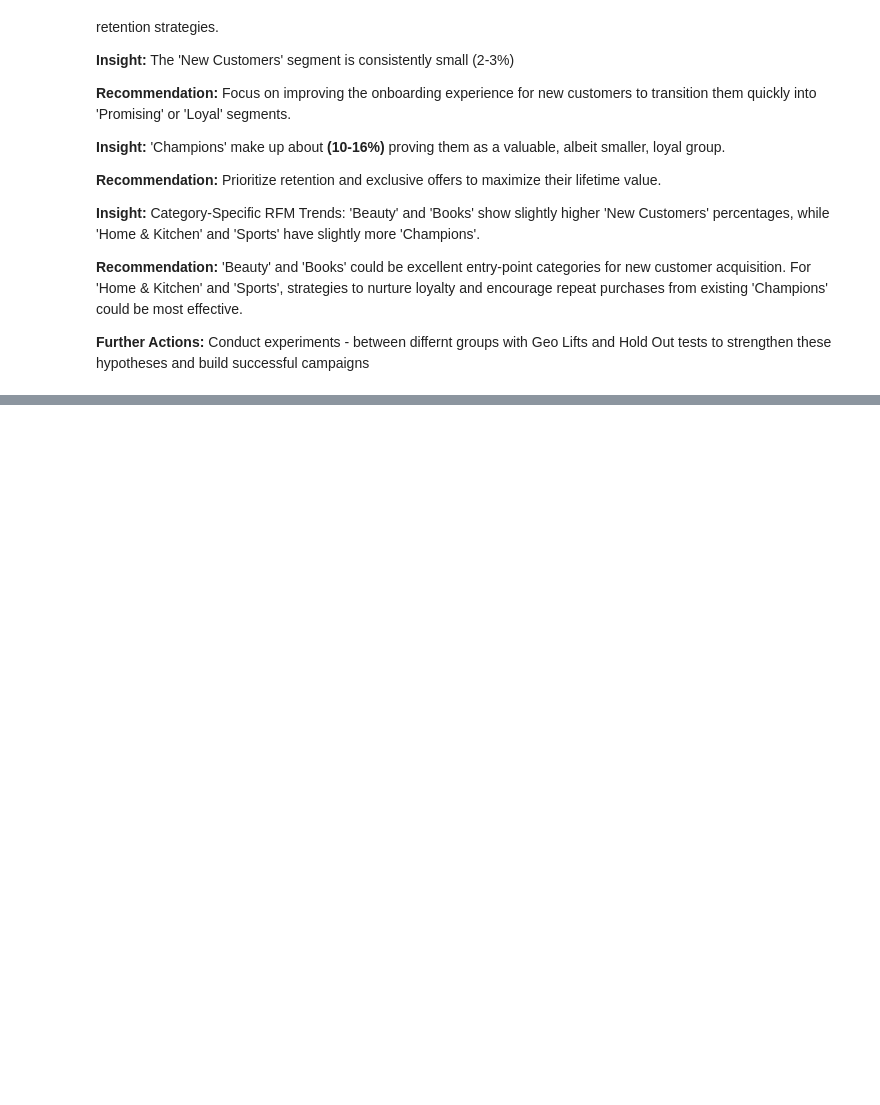
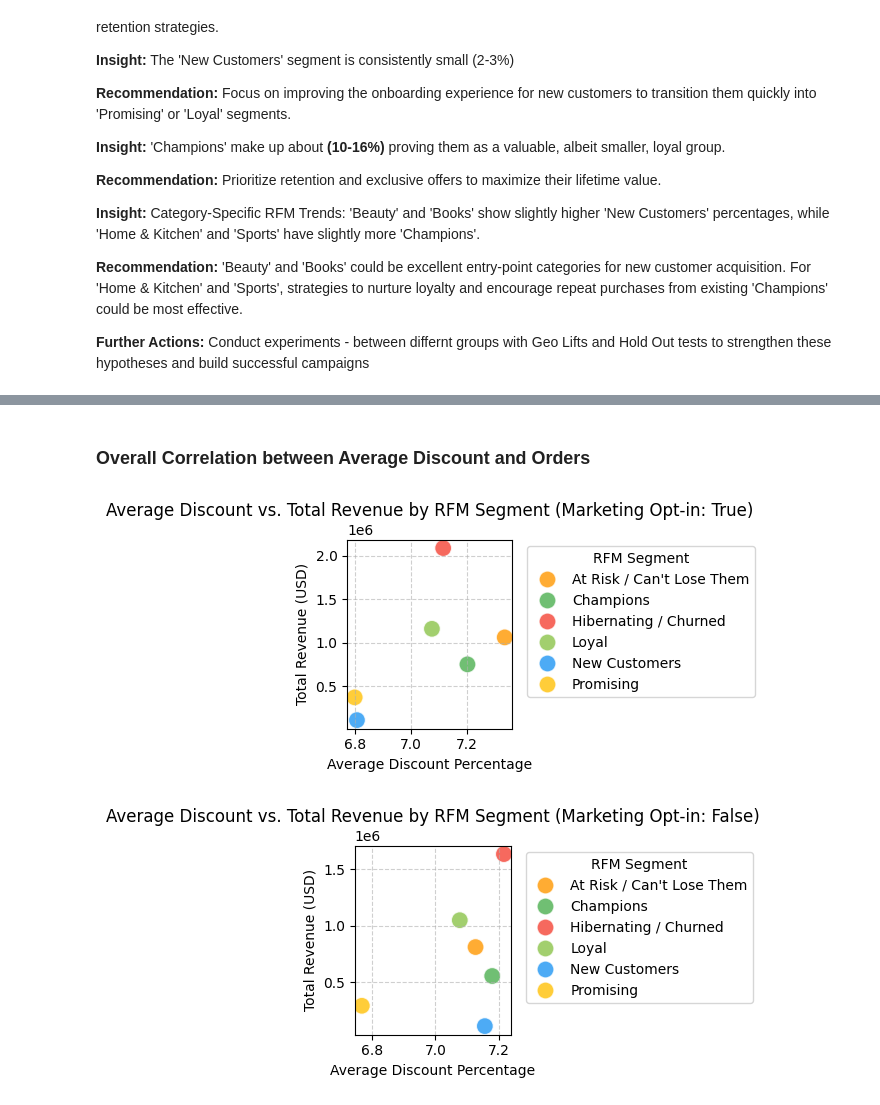
Before and after one commit to SruthiSivakumar/Insights-and-Analysis, a Jupyter notebook: Ecommerce_Synthetic_Data_Research.ipynb, the cells around one changed output, grey strips where cells are left out. Cells and saved outputs as stored; diff of their text form; code cells hidden in the pictures; blank space fills up the shorter version.

```diff
--- a/Ecommerce_Synthetic_Data_Research.ipynb
+++ b/Ecommerce_Synthetic_Data_Research.ipynb
@@ -738,0 +858,57 @@ In the Asia and the Middle-East - Develop Brand Awareness Campaigns - Do a field
+# %% [markdown]
+### Overall Correlation between Average Discount and Orders
+# %%
+# Prepare data for marketing_opt_in == True
+df_opt_in_true = df_final_segmented[df_final_segmented['marketing_opt_in'] == True]
+marketing_opt_in_true_agg = df_opt_in_true.groupby('Segment').agg(
+    avg_discount_pct=('discount_pct', 'mean'),
+    total_revenue=('total_usd', 'sum')
+).reset_index()
+
+# Prepare data for marketing_opt_in == False
+df_opt_in_false = df_final_segmented[df_final_segmented['marketing_opt_in'] == False]
+marketing_opt_in_false_agg = df_opt_in_false.groupby('Segment').agg(
+    avg_discount_pct=('discount_pct', 'mean'),
+    total_revenue=('total_usd', 'sum')
+).reset_index()
+
+# Create the first plot: marketing_opt_in = True
+plt.figure(figsize=(5, 3))
+sns.scatterplot(
+    x='avg_discount_pct',
+    y='total_revenue',
+    hue='Segment',
+    data=marketing_opt_in_true_agg,
+    palette=rfm_segment_colors,
+    s=150,  # Size of the points
+    alpha=0.8
+)
+plt.title('Average Discount vs. Total Revenue by RFM Segment (Marketing Opt-in: True)')
+plt.xlabel('Average Discount Percentage')
+plt.ylabel('Total Revenue (USD)')
+plt.grid(True, linestyle='--', alpha=0.6)
+plt.legend(title='RFM Segment', bbox_to_anchor=(1.05, 1), loc='upper left')
+plt.tight_layout()
+plt.show()
+
+# Create the second plot: marketing_opt_in = False
+plt.figure(figsize=(5, 3))
+sns.scatterplot(
+    x='avg_discount_pct',
+    y='total_revenue',
+    hue='Segment',
+    data=marketing_opt_in_false_agg,
+    palette=rfm_segment_colors,
+    s=150,  # Size of the points
+    alpha=0.8
+)
+plt.title('Average Discount vs. Total Revenue by RFM Segment (Marketing Opt-in: False)')
+plt.xlabel('Average Discount Percentage')
+plt.ylabel('Total Revenue (USD)')
+plt.grid(True, linestyle='--', alpha=0.6)
+plt.legend(title='RFM Segment', bbox_to_anchor=(1.05, 1), loc='upper left')
+plt.tight_layout()
+plt.show()
+# %% [output]
+[figure, added]
+[figure, added]
```
Also changed, not shown: parts of 29 cells of this notebook.
